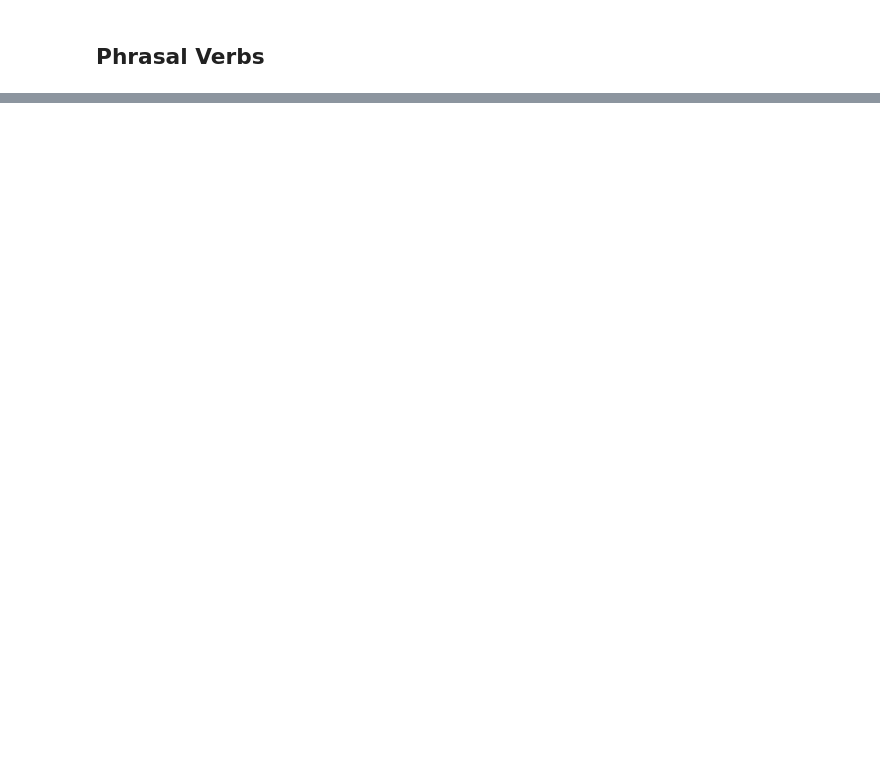
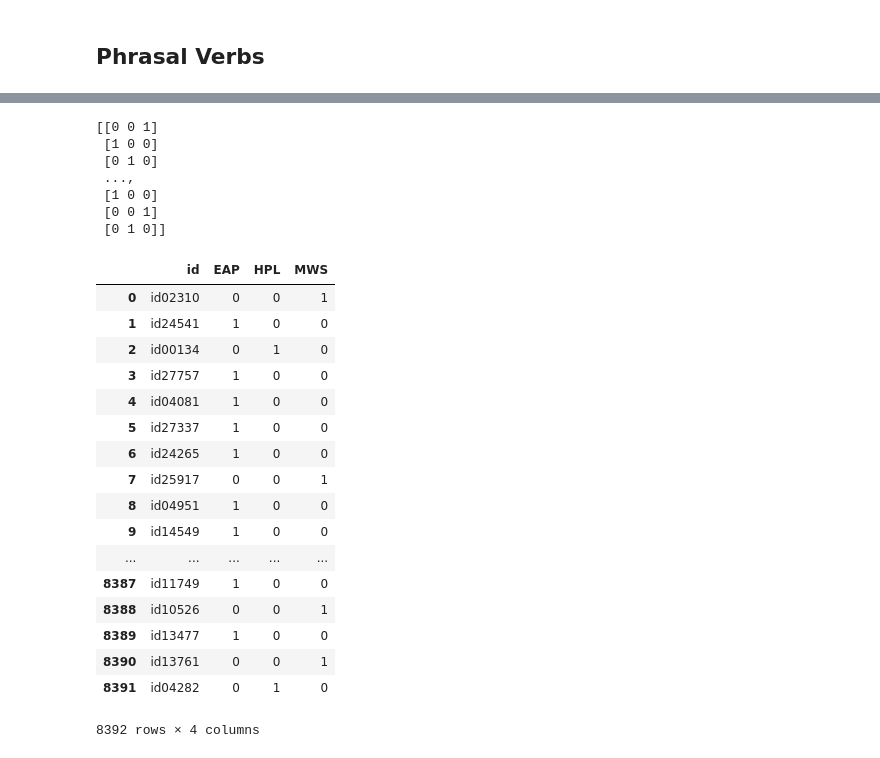
Before and after one commit to bogdan-ivanov/spookynlp, a Jupyter notebook: Spooky Author Identification.ipynb, the cells around one changed output, grey strips where cells are left out. Cells and saved outputs as stored; diff of their text form; code cells hidden in the pictures; blank space fills up the shorter version.

```diff
--- a/Spooky Author Identification.ipynb
+++ b/Spooky Author Identification.ipynb
@@ -954,0 +855,42 @@ PV:
+# %%
+tdf = pd.read_csv('data/test.csv')
+
+predictor = voting_classifier
+
+for c in predictor.classes_:
+    tdf[c] = None
+encoder = LabelBinarizer()
+encoder.classes_ = predictor.classes_
+prob_predictions = encoder.transform(predictor.predict(tdf['text']))
+print(prob_predictions)
+for c in predictor.classes_:
+    tdf[c] = [round(p[list(predictor.classes_).index(c)], 6) for p in prob_predictions]
+tdf = tdf.drop('text', axis=1)
+tdf.to_csv('data/test_result2.csv', index=False)
+tdf
+# %% [output]
+[[0 0 1]
+ [1 0 0]
+ [0 1 0]
+ ...,
+ [1 0 0]
+ [0 0 1]
+ [0 1 0]]
+|  | id | EAP | HPL | MWS |
+| 0 | id02310 | 0 | 0 | 1 |
+| 1 | id24541 | 1 | 0 | 0 |
+| 2 | id00134 | 0 | 1 | 0 |
+| 3 | id27757 | 1 | 0 | 0 |
+| 4 | id04081 | 1 | 0 | 0 |
+| 5 | id27337 | 1 | 0 | 0 |
+| 6 | id24265 | 1 | 0 | 0 |
+| 7 | id25917 | 0 | 0 | 1 |
+| 8 | id04951 | 1 | 0 | 0 |
+| 9 | id14549 | 1 | 0 | 0 |
+| ... | ... | ... | ... | ... |
+| 8387 | id11749 | 1 | 0 | 0 |
+| 8388 | id10526 | 0 | 0 | 1 |
+| 8389 | id13477 | 1 | 0 | 0 |
+| 8390 | id13761 | 0 | 0 | 1 |
+| 8391 | id04282 | 0 | 1 | 0 |
+8392 rows × 4 columns
```
Also changed, not shown: parts of 31 cells of this notebook, 4 other files.
